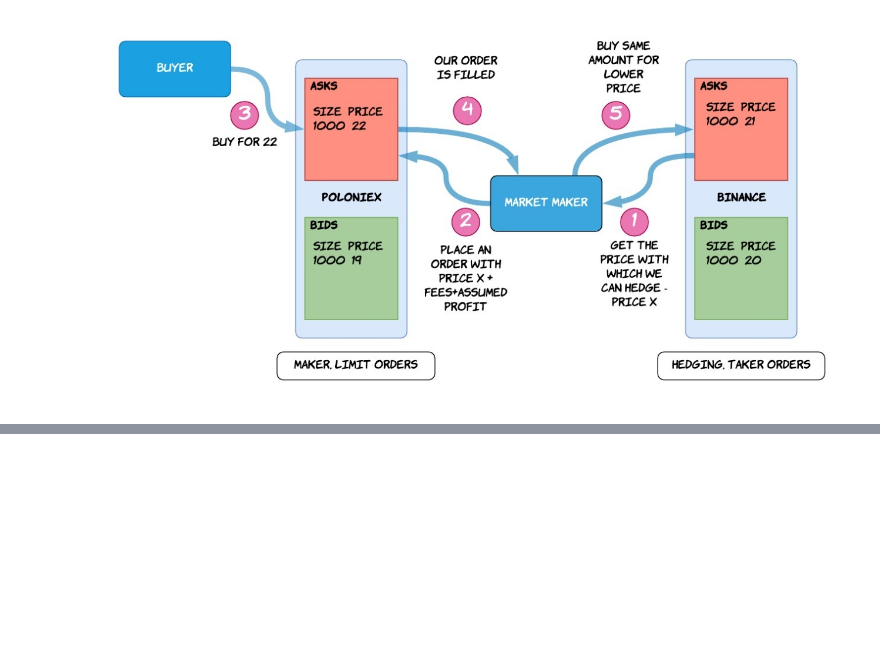
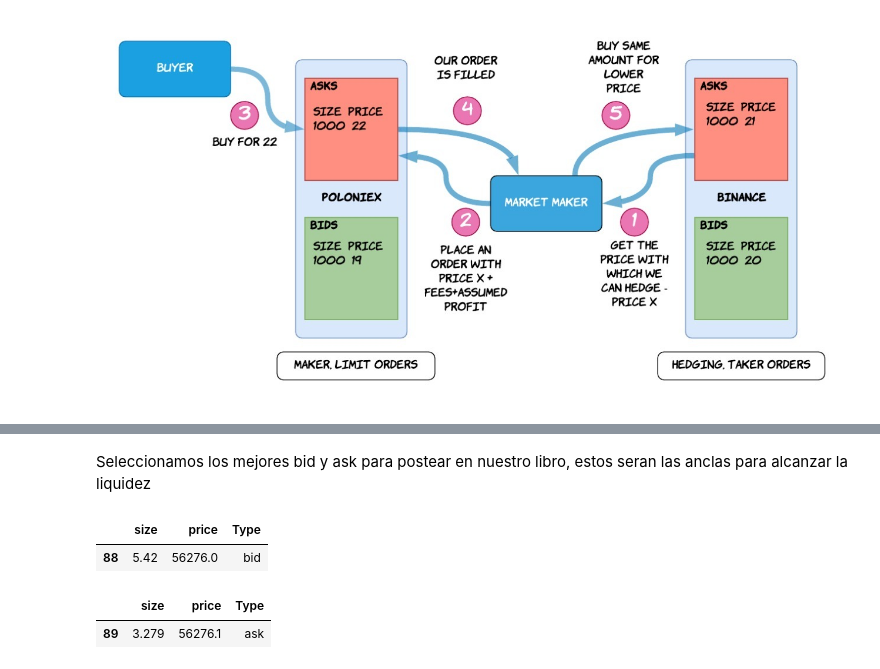
Before and after one commit to douglasparism/XEMM, a Jupyter notebook: NB_DP.ipynb, the cells around one changed output, grey strips where cells are left out. Saved outputs shown, nothing was run; the diff lists cells and outputs as text; code cells hidden in the pictures; blank space fills up the shorter version.

```diff
--- a/NB_DP.ipynb
+++ b/NB_DP.ipynb
@@ -216,0 +213,16 @@ def execute_ask(origin_ask, destination_ask, taker_fee, maker_fee, fiat):
+# %% [markdown]
+Seleccionamos los mejores bid y ask para postear en nuestro libro, estos seran las anclas para alcanzar la liquidez
+# %%
+bid_example = ex_O_final[ex_O_final['Type'] =='bid']
+bid_example = bid_example[bid_example['price'] == bid_example['price'].max()]
+
+ask_example = ex_O_final[ex_O_final['Type'] =='ask']
+ask_example = ask_example[ask_example['price'] == ask_example['price'].min()]
+
+display(bid_example)
+display(ask_example)
+# %% [output]
+|  | size | price | Type |
+| 88 | 5.42 | 56276.0 | bid |
+|  | size | price | Type |
+| 89 | 3.279 | 56276.1 | ask |
```
Also changed, not shown: parts of 10 cells of this notebook, 1 other file.
